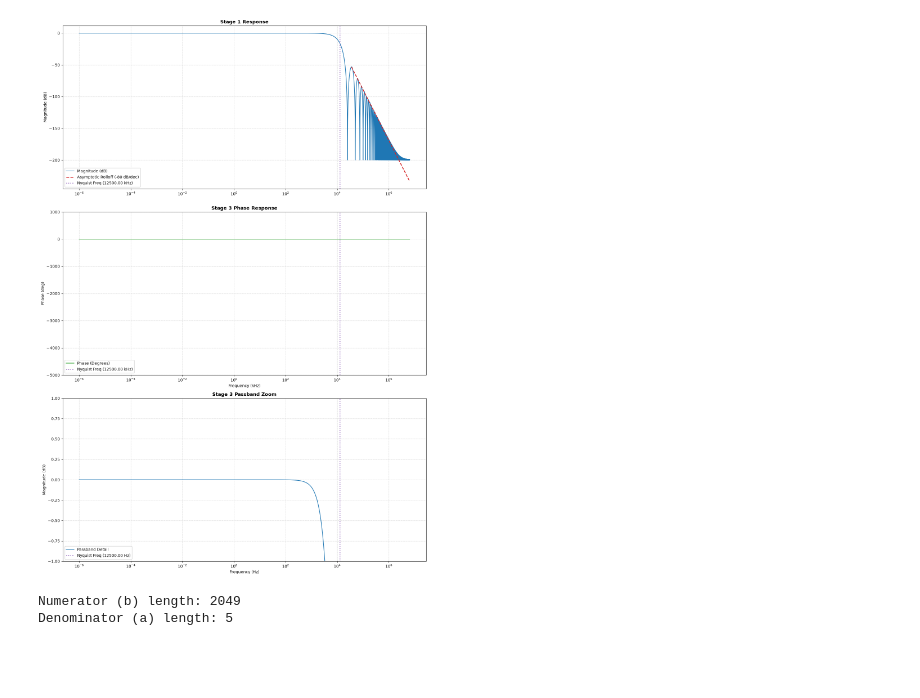
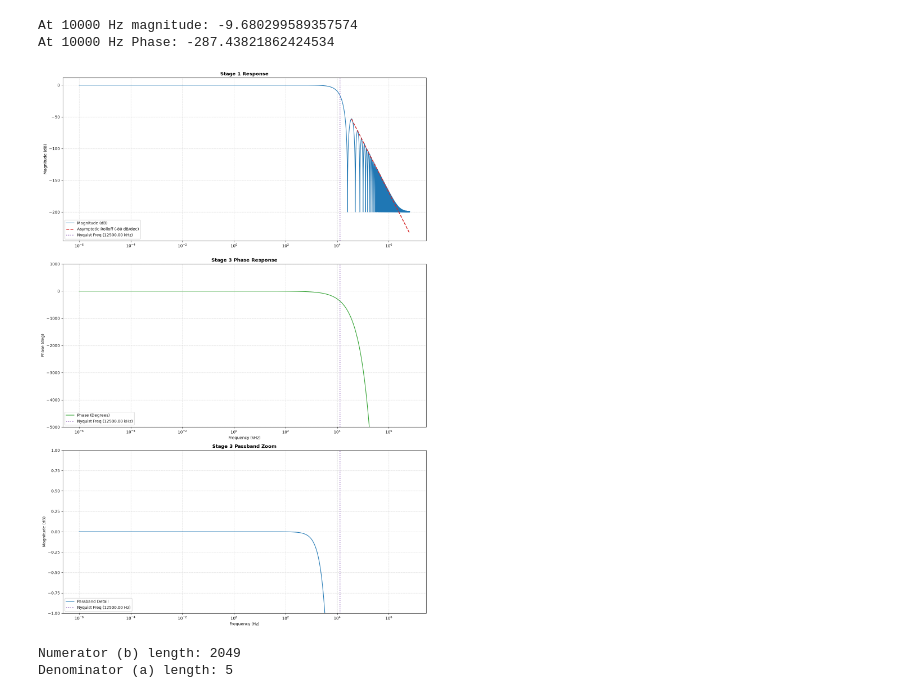
Before and after one commit to jay-p-semi/decimation-filter, a Jupyter notebook: python_simulation/sd_mod_and_cic.ipynb, the cells around one changed output. Saved outputs shown, nothing was run; the diff lists cells and outputs as text; code cells hidden in the pictures; blank space fills up the shorter version.

```diff
--- a/python_simulation/sd_mod_and_cic.ipynb
+++ b/python_simulation/sd_mod_and_cic.ipynb
@@ -40,7 +40,7 @@ class CICFilter:
 
         return b, a
 
-    def plot_frequency_response(self, fs=1.0, points=8192):
+    def plot_frequency_response(self, fs=1.0, points=8192,f_signal=10000):
         """
         Plots the magnitude response using the exact analytical formula.
         We avoid using scipy.signal.freqz(b, a) directly here because large
@@ -85,12 +85,19 @@ class CICFilter:
         # plt.tight_layout()
         # plt.show()
 
-        phase_rad = np.unwrap(np.angle((np.sin(w * self.R * self.M / 2) / np.sin(w / 2)) ** self.N))
+        sinc_term = np.sin(w * self.R * self.M / 2.0) / np.sin(w / 2.0)
+        sinc_term[w == 0] = self.R * self.M
+        tau_samples = self.N * (self.R * self.M - 1) / 2.0
+        H_cic = (sinc_term ** self.N) * np.exp(-1j * w * tau_samples)
+
+        phase_rad = np.unwrap(np.angle(H_cic))
         phase_deg = np.rad2deg(phase_rad)
 
         f_main_khz = f
         fs_khz = fs
 
+        print(f'At {f_signal} Hz magnitude: {mag_db[np.argmin(np.abs(f_main_khz - f_signal))]}')
+        print(f'At {f_signal} Hz Phase: {phase_deg[np.argmin(np.abs(f_main_khz - f_signal))]}')
         # Define stage configurations: (mag_data, decimation_factor, f_slope_start, start_db, title)
         stages = [
             (
@@ -221,9 +228,11 @@ phi_rad = np.deg2rad(phi_deg)  # or np.radians(phi_deg)
 # Instantiate the filter
 cic_filter = CICFilter(R=R, M=M, N=N)
 # %%
-cic_filter.plot_frequency_response(fs=fs_high, points=400000)
+cic_filter.plot_frequency_response(fs=fs_high, points=400000, f_signal=f_signal)
 # %% [output]
+At 10000 Hz magnitude: -9.680299589357574
+At 10000 Hz Phase: -287.43821862424534
-[figure, old version]
+[figure, new version]
 # %%
 b, a = cic_filter.get_transfer_function()
 print("Numerator (b) length:", len(b))
```
Also changed, not shown: parts of 1 cell of this notebook, 3 other files.
